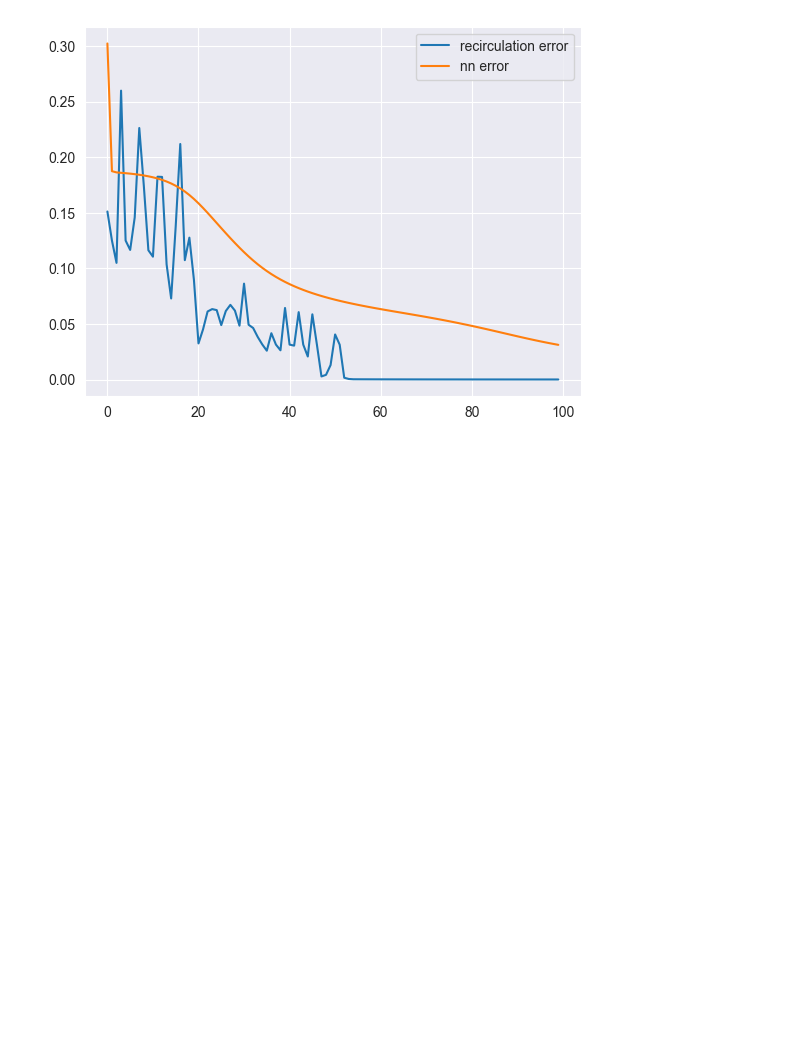
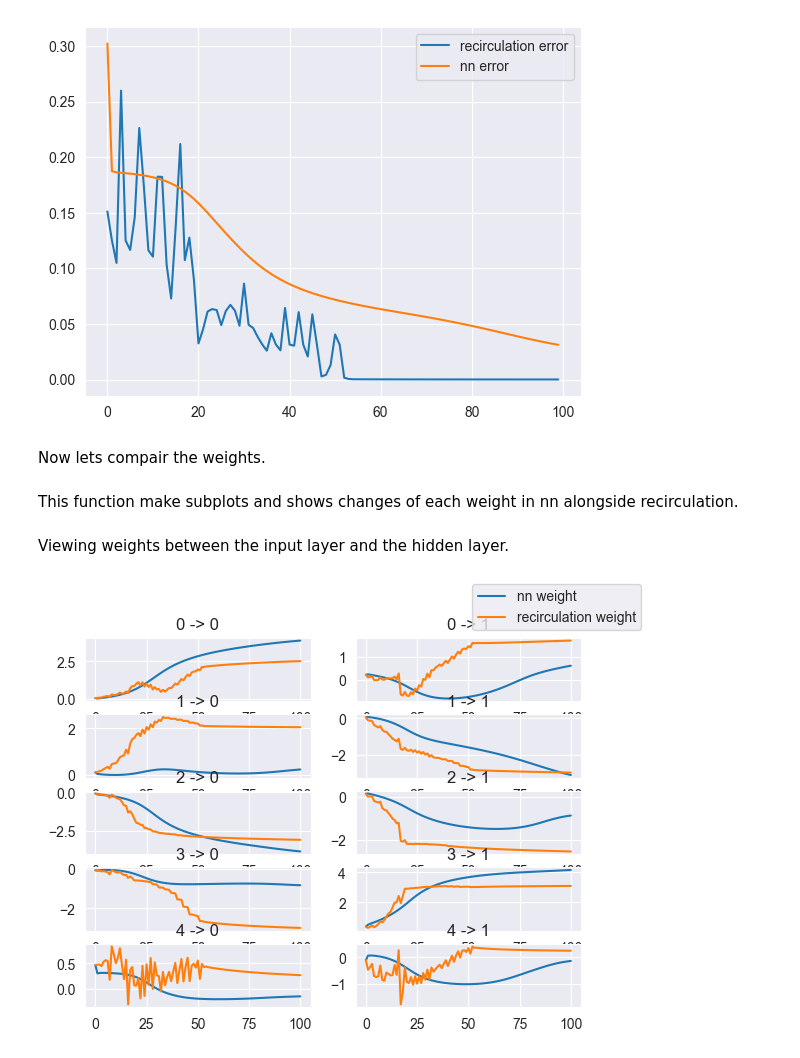
Before and after one commit to amiralimi/recirculation, a Jupyter notebook: recirculation.ipynb, the cells around one changed output. Saved outputs shown, nothing was run; the diff lists cells and outputs as text; code cells hidden in the pictures; blank space fills up the shorter version.

Commit message:
compared weights changes in nn and recirculation

```diff
--- a/recirculation.ipynb
+++ b/recirculation.ipynb
@@ -355,6 +358,11 @@ Now lets train this new network and save the weights through the training proces
 opt = optimizers.SGD(learning_rate=20)
 nn_recirculation.compile(optimizer=opt, loss='mse')
 # %%
-nn_history = nn_recirculation.fit(x, x, batch_size=4, epochs=100, )
+nn_weight_history = [nn_recirculation.get_weights()]
+weight_log_callback = callbacks.LambdaCallback(
+    on_epoch_end=lambda epoch, logs: nn_weight_history.append(nn_recirculation.get_weights())
+)
+
+nn_history = nn_recirculation.fit(x, x, batch_size=4, epochs=100, callbacks=[weight_log_callback])
 # %% [output]
 Epoch 1/100
@@ -428,3 +436,39 @@ plt.legend()
 # %% [output]
 <matplotlib.legend.Legend at 0x...>
 [figure]
+# %% [markdown]
+Now lets compair the weights.
+# %%
+nn_weight_history_clean = []
+for weights in nn_weight_history:
+    epoch_weights = []
+    for i in range(0, len(weights), 2):
+        layer_weights = np.concatenate((weights[i], weights[i + 1].reshape((1, len(weights[i + 1])))))
+        epoch_weights.append(layer_weights)
+    nn_weight_history_clean.append(epoch_weights)
+# %% [markdown]
+This function make subplots and shows changes of each weight in nn alongside recirculation.
+# %%
+def plot_weights_history(rw, nnw, shape, data_count, weight_position):
+    fig, axis = plt.subplots(*shape)
+    for i in range(shape[0]):
+        for j in range(shape[1]):
+            axis[i, j].plot(
+                np.arange(data_count),
+                [x[weight_position][i, j] for x in nnw],
+                label='nn weight',
+            )
+            axis[i, j].plot(
+                np.arange(data_count),
+                [x[weight_position][i, j] for x in rw],
+                label='recirculation weight',
+            )
+            axis[i, j].title.set_text(f'{i} -> {j}')
+    handles, labels = axis[0, 0].get_legend_handles_labels()
+    fig.legend(handles, labels, loc='upper right')
+# %% [markdown]
+Viewing weights between the input layer and the hidden layer.
+# %%
+plot_weights_history(history['weights'], nn_weight_history_clean, (5, 2), 101, 0)
+# %% [output]
+[figure, added]
```
Also changed, not shown: parts of 10 cells of this notebook.
